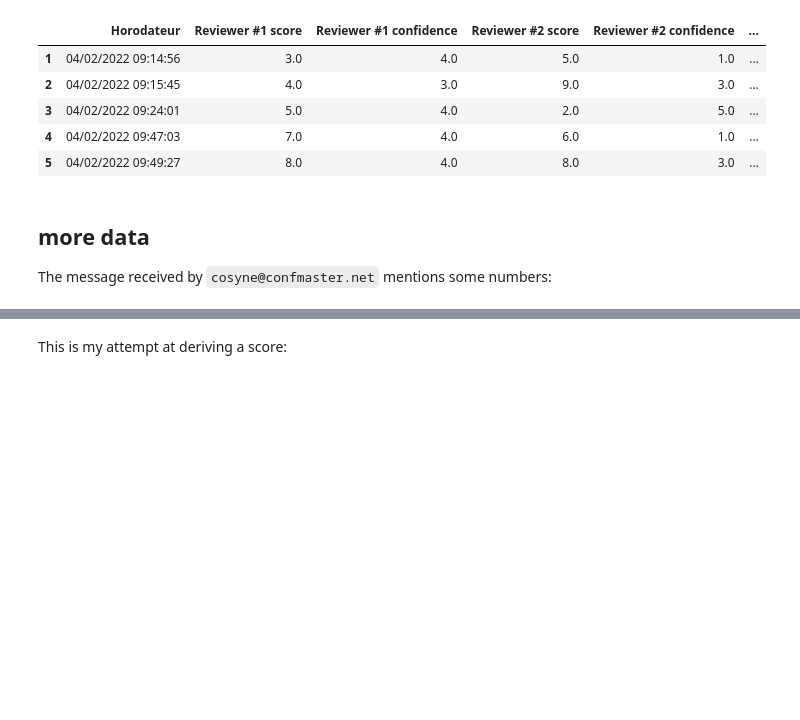
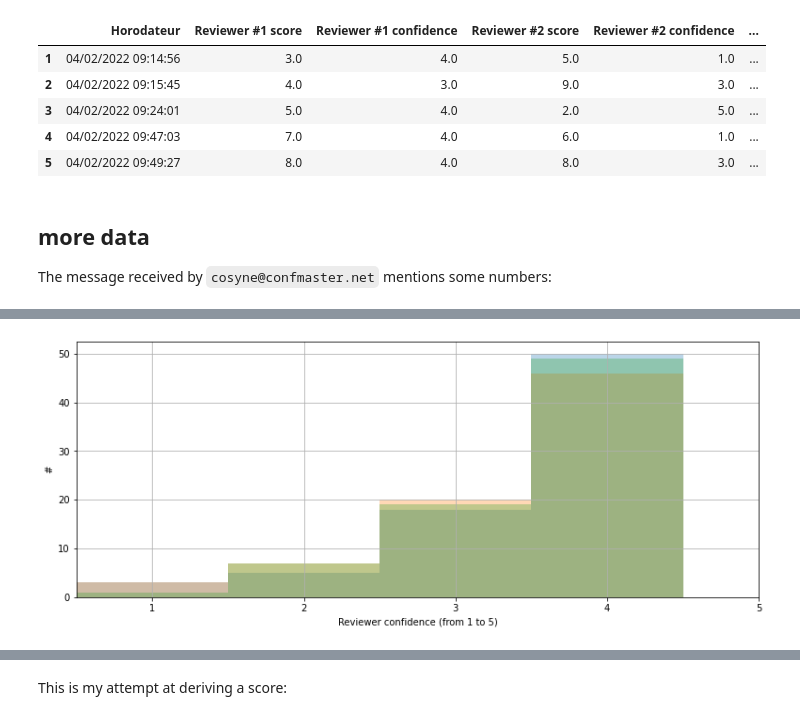
Before and after one commit to laurentperrinet/2022-02-11_COSYNE-scoresheet, a Jupyter notebook: 2022-02-11_COSYNE-scoresheet.ipynb, the cells around one changed output, grey strips where cells are left out. Saved outputs shown, nothing was run; the diff lists cells and outputs as text; code cells hidden in the pictures; blank space fills up the shorter version.

```diff
--- a/2022-02-11_COSYNE-scoresheet.ipynb
+++ b/2022-02-11_COSYNE-scoresheet.ipynb
@@ -99,0 +129,11 @@ submitted_abstracts = 881
+# %%
+fig, ax = plt.subplots(figsize=(13, 5))
+for i in [1, 2, 3]:
+    ax = score_sheet[f'Reviewer #{i} confidence'].hist(bins=np.arange(1, 6), ax=ax, alpha=.3)
+ax.set_xlabel('Reviewer confidence (from 1 to 5)')
+ax.set_xlim(1, 5)
+ax.set_xticks(np.arange(1, 6)+.5)
+ax.set_xticklabels(np.arange(1, 6))
+ax.set_ylabel('#');
+# %% [output]
+[figure, added]
```
Also changed, not shown: parts of 8 cells of this notebook.
